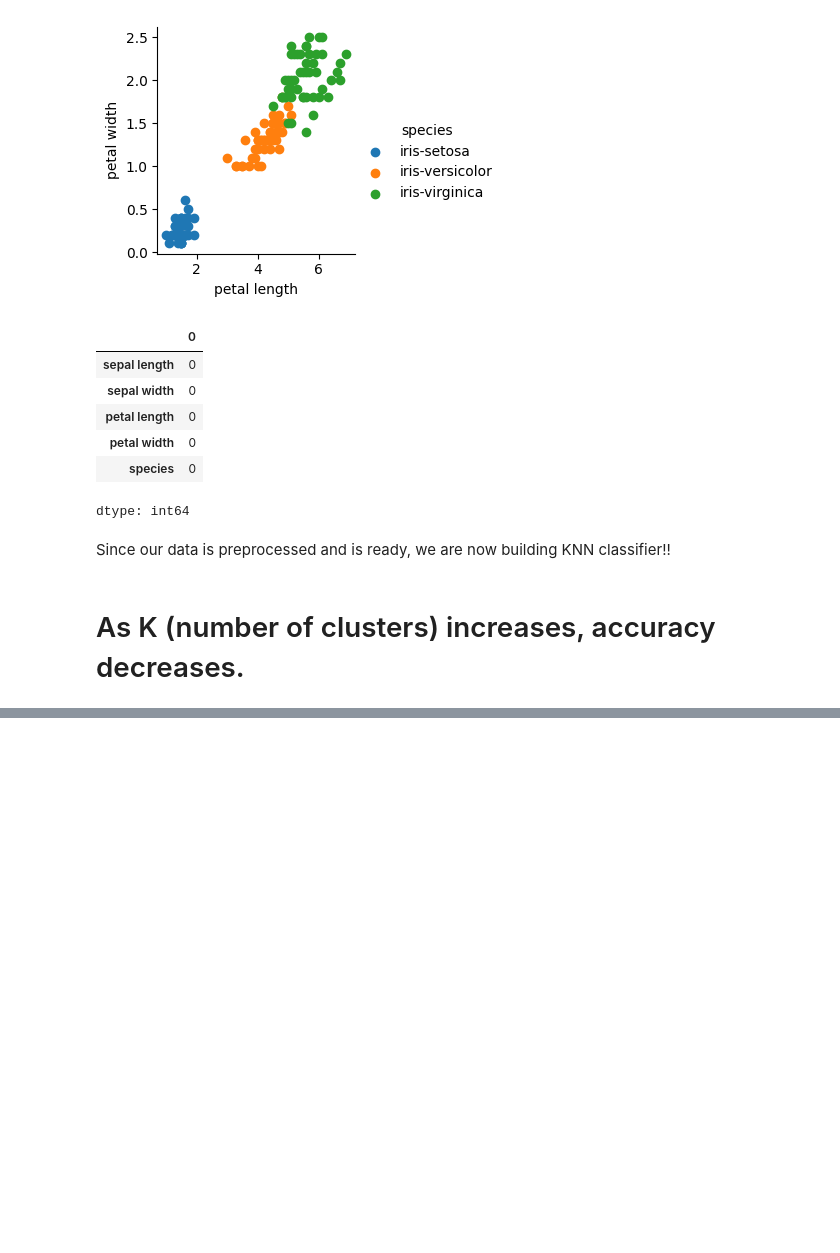
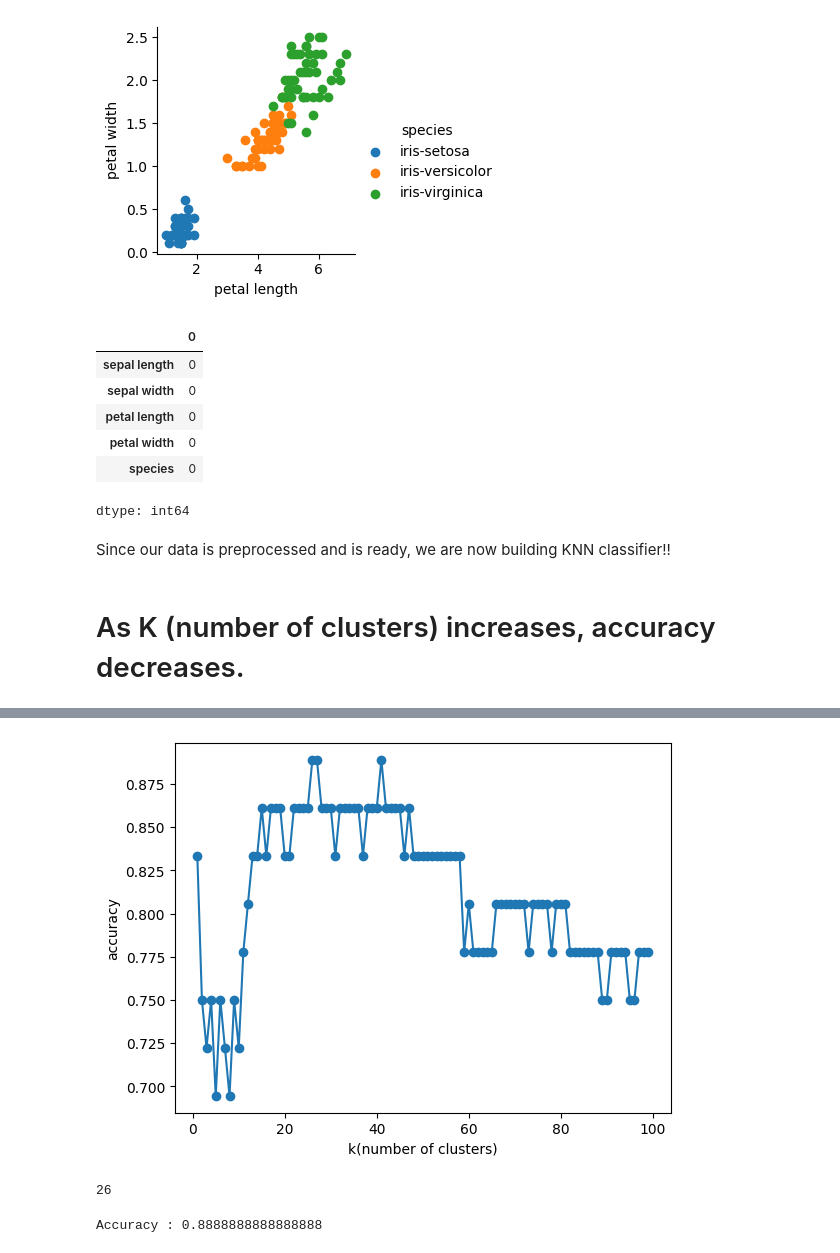
Before and after one commit to AnshulSingh-eZ/Machine_Learning_Lab_23CS067, a Jupyter notebook: Exp_6.ipynb, the cells around one changed output, grey strips where cells are left out. Saved outputs shown, nothing was run; the diff lists cells and outputs as text; code cells hidden in the pictures; blank space fills up the shorter version.

Commit message:
Wine dataset included

```diff
--- a/Exp_6.ipynb
+++ b/Exp_6.ipynb
@@ -153,0 +184,5 @@ Accuracy : 0.9333333333333333
+# %%
+from ucimlrepo import fetch_ucirepo
+wine = fetch_ucirepo(id=109)
+df2 = pd.DataFrame(wine.data.features)
+df2_targets = wine.data.targets
@@ -153,0 +241,13 @@ Accuracy : 0.9333333333333333
+# %%
+X_train, X_test, y_train, y_test = train_test_split(df2.values, df2_targets.values.ravel(), test_size=0.2, random_state=None)
+# %%
+accuracy = []
+for z in range(1,100):
+  acc = helper(z, X_train, X_test, y_train, y_test)
+  accuracy.append(acc)
+plt.plot(range(1,100), accuracy, marker='o')
+plt.xlabel("k(number of clusters)")
+plt.ylabel("accuracy")
+plt.show()
+# %% [output]
+[figure, added]
@@ -153,0 +257,9 @@ Accuracy : 0.9333333333333333
+# %%
+print(best_k)
+# %% [output]
+26
+# %%
+acc = helper(best_k, X_train, X_test, y_train, y_test)
+print("Accuracy :", acc)
+# %% [output]
+Accuracy : 0.8888888888888888
```
Also changed, not shown: parts of 14 cells of this notebook.
